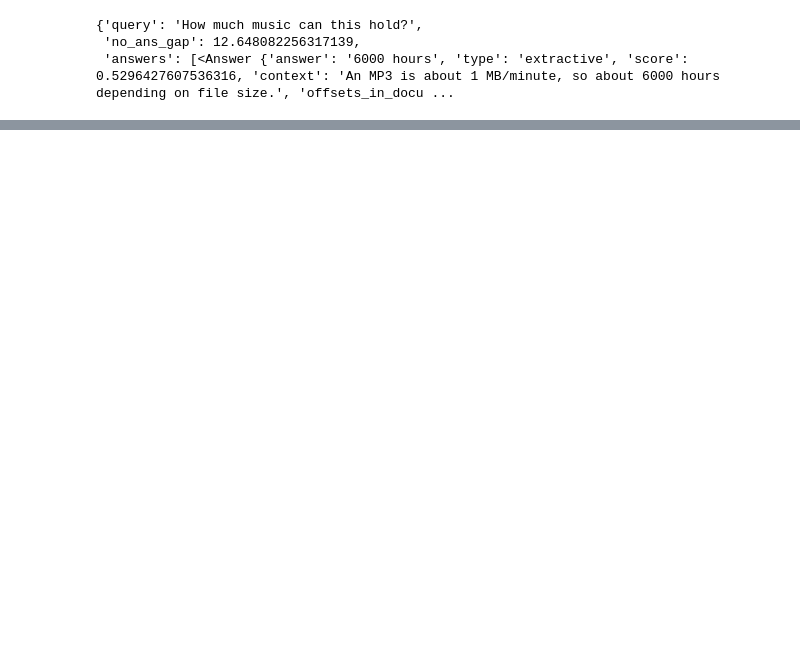
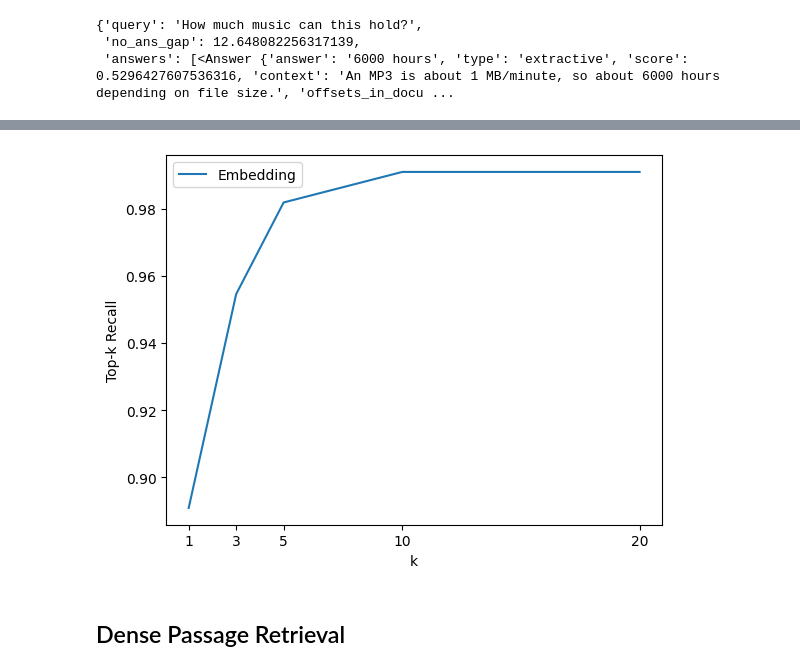
Before and after one commit to hyerzn/TIL_transformers, a Jupyter notebook: Chapter7/Chapter7-1.ipynb, the cells around one changed output, grey strips where cells are left out. Drawn from its saved outputs; the diff is of its cells as text; code cells hidden in the pictures; blank space fills up the shorter version.

```diff
--- a/Chapter7/Chapter7-1.ipynb
+++ b/Chapter7/Chapter7-1.ipynb
@@ -291,0 +328,7 @@ print_answers(prediction, details="minimum")
+# %%
+labels_agg = document_store.get_all_labels_aggregated(
+    index="label",
+    open_domain=True,
+    aggregate_by_meta=["item_id"]
+)
+print(len(labels_agg))
@@ -291,0 +341,6 @@ print_answers(prediction, details="minimum")
+# %%
+eval_result = pipe.eval(
+    labels=labels_agg,
+    params={"Retriever": {"top_k": 3}},
+)
+metrics = eval_result.calculate_metrics()
@@ -291,0 +366,21 @@ print_answers(prediction, details="minimum")
+# %%
+def evaluate_retriever(retriever, topk_values = [1,3,5,10,20]):
+    topk_results = {}
+    # 최대 top_k를 계산합니다
+    max_top_k = max(topk_values)
+    # 파이프라인을 만듭니다
+    p = DocumentSearchPipeline(retriever=retriever)
+    # 테스트 세트에 있는 질문-답변 쌍을 순회하면서 최대 top_k로 추론을 실행합니다
+    eval_result = p.eval(
+        labels=labels_agg,
+        params={"Retriever": {"top_k": max_top_k}},
+    )
+    # 각 top_k 값에 대해 재현율을 계산합니다
+    for topk in topk_values:
+        metrics = eval_result.calculate_metrics(simulated_top_k_retriever=topk)
+        topk_results[topk] = {"recall": metrics["Retriever"]["recall_single_hit"]}
+
+    return pd.DataFrame.from_dict(topk_results, orient="index")
+
+
+topk_df = evaluate_retriever(retriever)
@@ -291,0 +403,15 @@ print_answers(prediction, details="minimum")
+# %%
+def plot_retriever_eval(dfs, retriever_names):
+    fig, ax = plt.subplots()
+    for df, retriever_name in zip(dfs, retriever_names):
+        df.plot(y="recall", ax=ax, label=retriever_name)
+    plt.xticks(df.index)
+    plt.ylabel("Top-k Recall")
+    plt.xlabel("k")
+    plt.show()
+
+plot_retriever_eval([topk_df], ["Embedding"])
+# %% [output]
+[figure, added]
+# %% [markdown]
+## Dense Passage Retrieval
```
Also changed, not shown: parts of 53 cells of this notebook, 2 other files.
